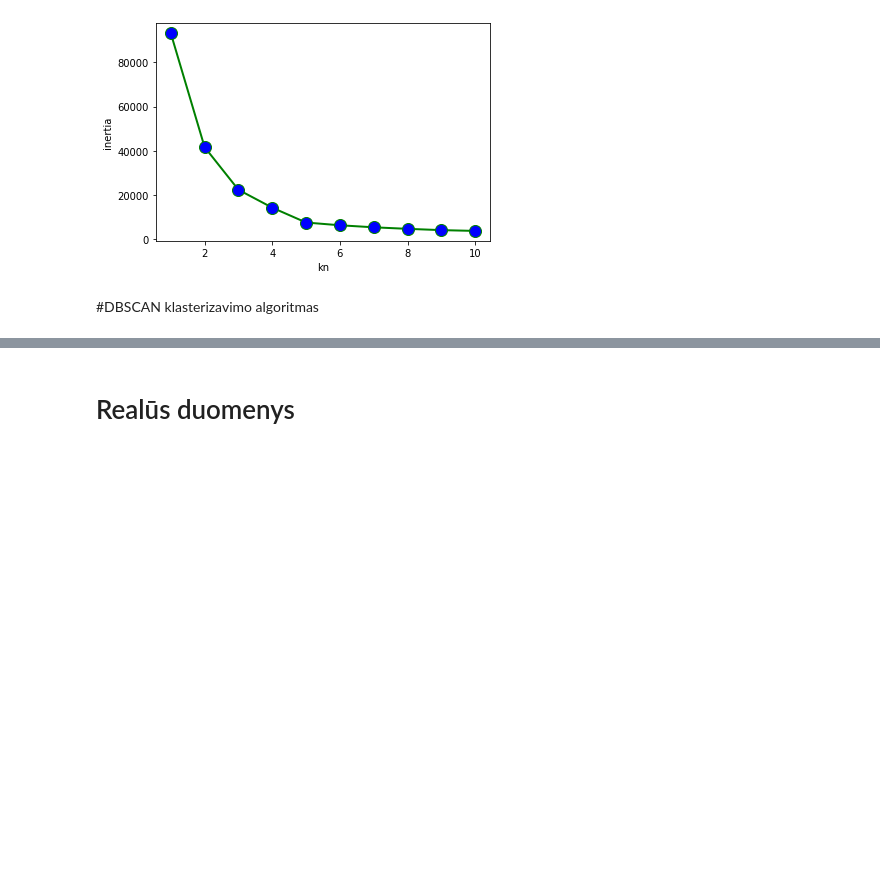
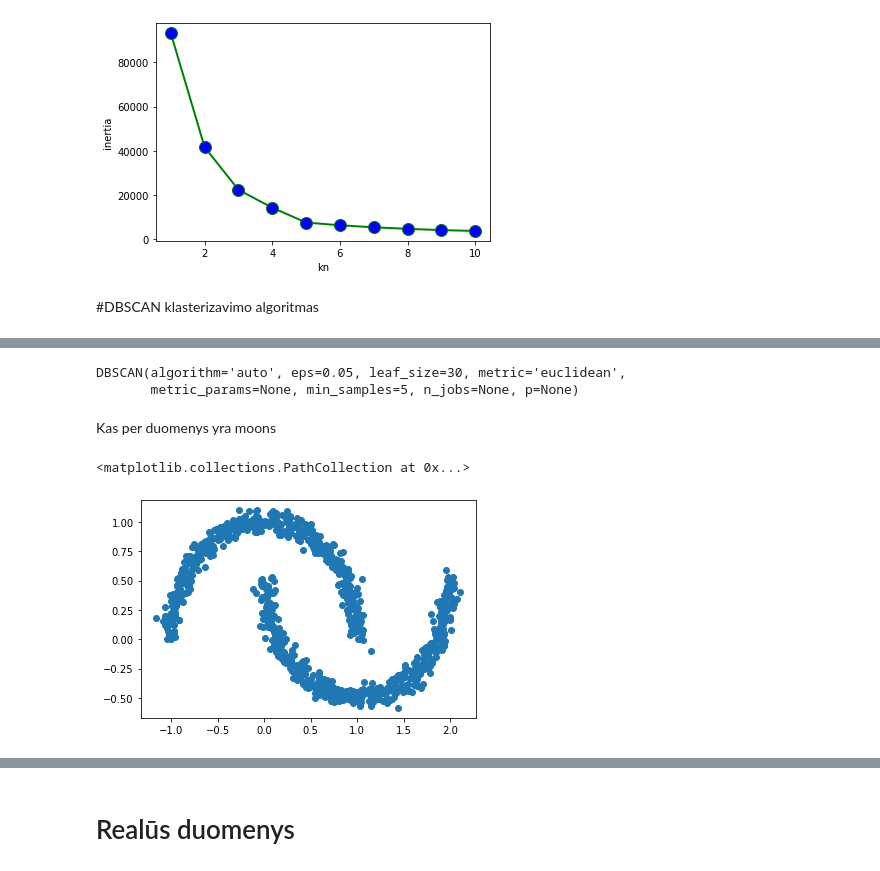
Before and after one commit to erinijapranckeviciene/MLdata, a Jupyter notebook: Klasterizavimas_Eksperimentai_su_isuic.ipynb, the cells around one changed output, grey strips where cells are left out. Drawn from its saved outputs; the diff is of its cells as text; code cells hidden in the pictures; blank space fills up the shorter version.

```diff
--- a/Klasterizavimas_Eksperimentai_su_isuic.ipynb
+++ b/Klasterizavimas_Eksperimentai_su_isuic.ipynb
@@ -162,0 +173,17 @@ Text(0, 0.5, 'inertia')
+# %%
+# Demo naudojami duomenys yra moons
+from sklearn.cluster import DBSCAN
+from sklearn.datasets import make_moons
+X, y = make_moons(n_samples=1000, noise=0.05)
+dbscan = DBSCAN(eps=0.05, min_samples=5)
+dbscan.fit(X)
+# %% [output]
+DBSCAN(algorithm='auto', eps=0.05, leaf_size=30, metric='euclidean',
+       metric_params=None, min_samples=5, n_jobs=None, p=None)
+# %% [markdown]
+Kas per duomenys yra moons
+# %%
+plt.scatter(X[:, 0], X[:, 1])
+# %% [output]
+<matplotlib.collections.PathCollection at 0x...>
+[figure, added]
```
Also changed, not shown: parts of 10 cells of this notebook.
